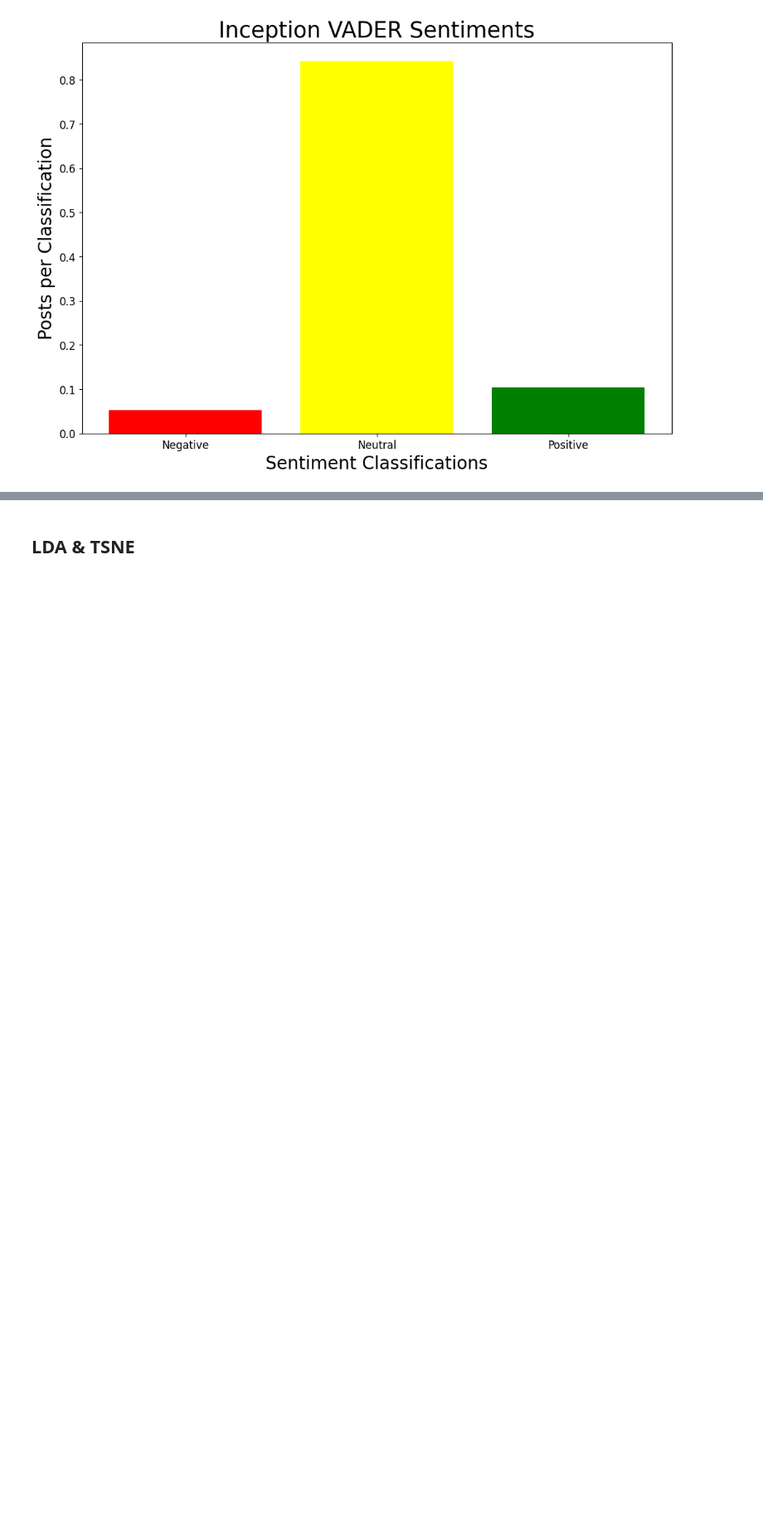
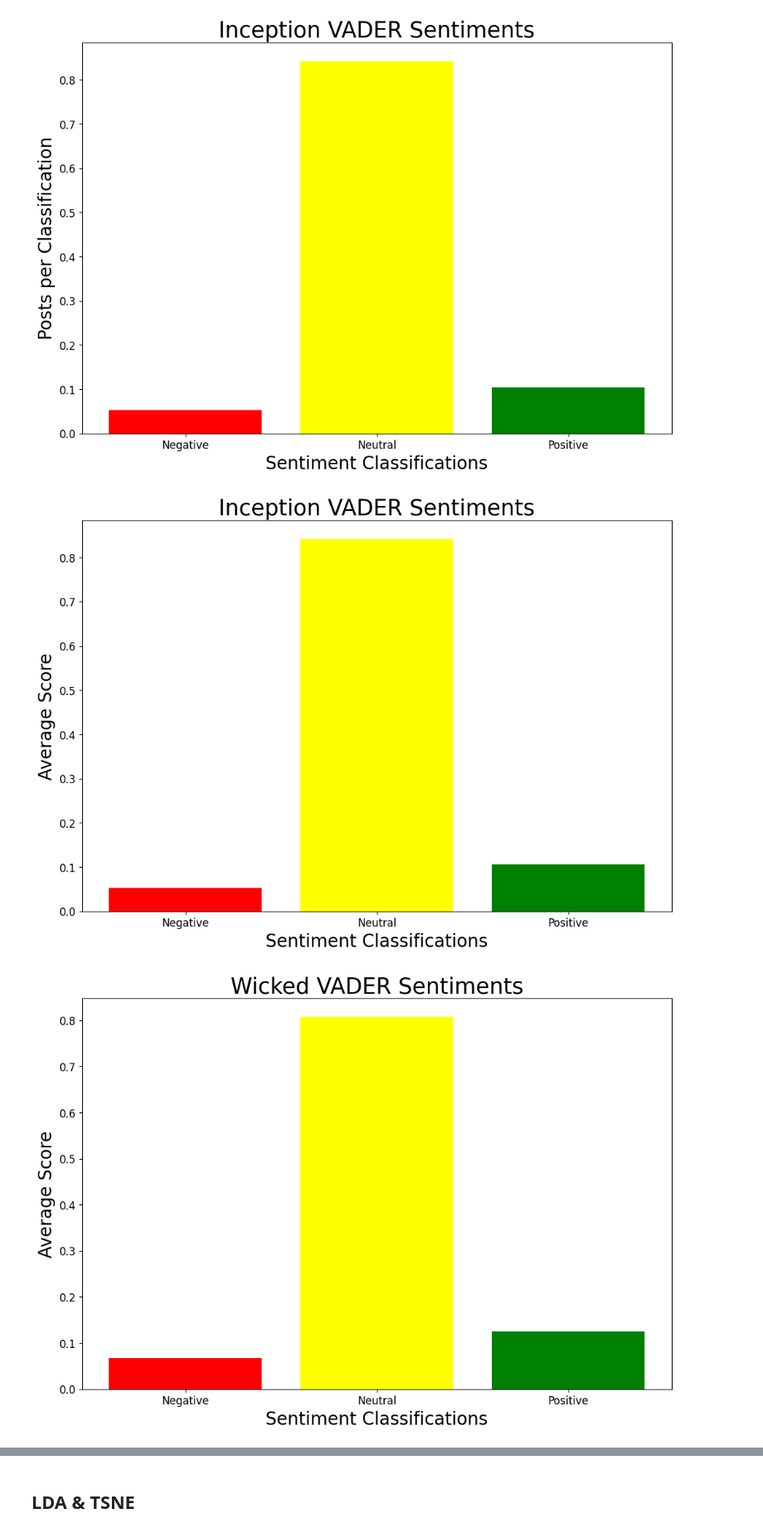
Before and after one commit to raizelistaken/reddit-nlp-sentiment, a Jupyter notebook: Reddit.ipynb, the cells around one changed output, grey strips where cells are left out. Shown at 83% size. Saved outputs shown, nothing was run; the diff lists cells and outputs as text; code cells hidden in the pictures; blank space fills up the shorter version.

```diff
--- a/Reddit.ipynb
+++ b/Reddit.ipynb
@@ -128,5 +140,5 @@ def analyze_subreddits_sentiment(reddit_client, subreddits, post_limit=5000):
 # %%
 # PRAW Reddit client called `reddit` as first argument
 movie_subreddits = ['Inception', 'Wicked', 'ShawshankRedemption'] #'A Walk To Remember'
-result = analyze_subreddits_sentiment(reddit, movie_subreddits, post_limit=1000)
+movies_df = analyze_subreddits_sentiment(reddit, movie_subreddits, post_limit=1000)
 # %%
@@ -138,8 +146,8 @@ result.head(2)
 # %%
 def freq_dist_for_group(group):
-    global fdist #use object for graphs
-    all_words = group['filtered_review'].explode()
-    fdist = FreqDist(all_words)
-    return fdist
+    global fdist, all_words #use object for graphs
+    all_words = group['filtered_review'].explode() #takes tokens into a series
+    fdist = FreqDist(all_words) #NLTKs FreqDist counts how many times each word appears
+    return fdist #dictionary
 
-fdist_series = result.groupby('movie_subreddit').apply(freq_dist_for_group)
+fdist_series = movies_df.groupby('movie_subreddit').apply(freq_dist_for_group)
@@ -155,7 +167,7 @@ for movie in movie_subreddits:
 movie_subreddits = ['Inception', 'Wicked', 'ShawshankRedemption']
 movie_name_df = pd.DataFrame() #needed to accumulate all the dfs/movies that go through the for loop
 for movie in movie_subreddits:
-    each_movie_df = result[result['movie_subreddit'] == movie]
+    each_movie_df = movies_df[movies_df['movie_subreddit'] == movie]
     movie_name_df = pd.concat([movie_name_df, each_movie_df], ignore_index=True)
 movie_name_df.head(2)
 # %% [output]
@@ -334,3 +346,28 @@ plt.tick_params(labelsize='large')
 # plt.savefig('images/inceptionsentiments.jpg')
 # %% [output]
 [figure]
+# %%
+# Generate sentiment bar plots for each movie subreddit
+for movie in movie_subreddits:
+    movie_df = result[result['movie_subreddit'] == movie]
+
+    avg_scores = {
+        'Negative': movie_df['negative_sentiment_score'].mean(),
+        'Neutral': movie_df['neutral_sentiment_score'].mean(),
+        'Positive': movie_df['positive_sentiment_score'].mean()
+    }
+
+    fig, ax = plt.subplots(figsize=(12, 8))
+    ax.bar(avg_scores.keys(), avg_scores.values(), color=['red', 'yellow', 'green'])
+    plt.title(f'{movie} VADER Sentiments', fontsize=25)
+    plt.xlabel('Sentiment Classifications', fontsize=20)
+    plt.ylabel('Average Score', fontsize=20)
+    plt.tick_params(labelsize='large')
+
+    # Save the figure
+    filename = f'images/{movie.lower().replace(" ", "_")}_sentiments.jpg'
+    plt.savefig(filename)
+    plt.show()
+# %% [output]
+[figure, added]
+[figure, added]
```
Also changed, not shown: parts of 10 cells of this notebook, 3 other files.
